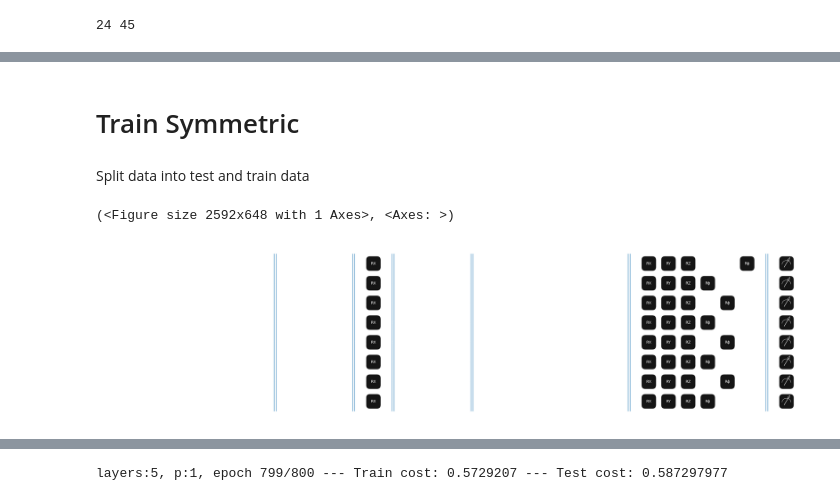
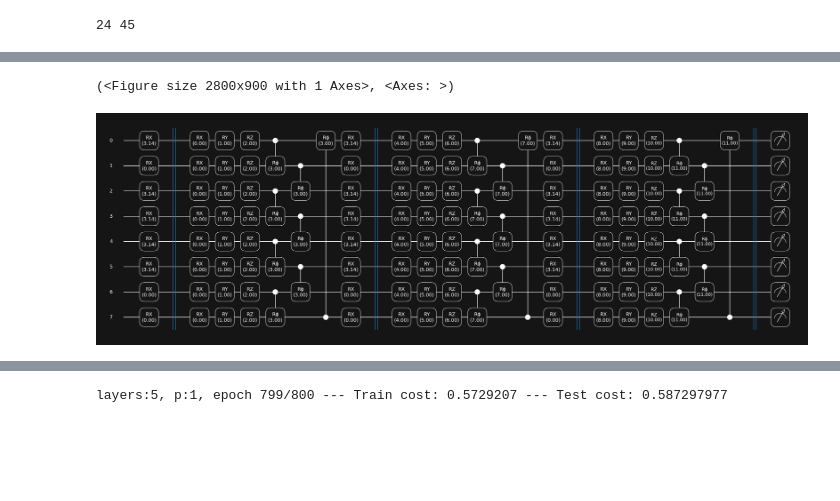
Before and after one commit to fran-scala/qml-schwinger-model, a Jupyter notebook: schwinger/Schwinger_circuit.ipynb, the cells around one changed output, grey strips where cells are left out. Drawn from its saved outputs; the diff is of its cells as text; code cells hidden in the pictures; blank space fills up the shorter version.

```diff
--- a/schwinger/Schwinger_circuit.ipynb
+++ b/schwinger/Schwinger_circuit.ipynb
@@ -14,9 +25,6 @@ n_qubits = 8
 threshold = 2
 
 from dataset_generator import *
-
-# v = generator(int(n_qubits/2),2)
-# delta_l = Dealtal_calculation(v)
 
 X = []
 Y = []
@@ -28,7 +36,7 @@ for i in range(10000):
     else:
         v = [int(v[j]) for j in range(len(v))]
         X.append(v)
-        if Dealtal_calculation(v)<threshold:
+        if Deltal_calculation(v)<threshold:
             Y.append(1)
         else:
             Y.append(-1)
@@ -131,9 +132,14 @@ def symmetry_output(wires):
 # %%
 device = qml.device("default.qubit.jax", wires=n_qubits)
 
+@qml.qnode(device,interface='jax')
+def circuit(x, thetas):
+    '''
+    x - A Schwinger lattice in binary representation as a list
+    thetas - Parameters of thn QNN
 
-@qml.qnode(device,interface='jax')
-def circuit(x, thetas, r, sigma):
+    Creates the entire circuit. A layer is composed of data encoding layer followed by a number of ansatz layers. A sublayer is formed by a repitition of the ansatz.
+    '''
     j = 0
     for lay in range(layers):
         encode_data(x, r, sigma)
@@ -144,16 +150,11 @@ def circuit(x, thetas, r, sigma):
     qml.Barrier(wires=range(n_qubits),only_visual=True)
 
     return symmetry_output(wires=range(n_qubits))
-# %% [markdown]
-# Train Symmetric
-# %% [markdown]
-Split data into test and train data
 # %%
-layers = 1
+layers = 3
 sublayers = 1
-params_per_sublayer = 4*n_qubits
-qml.draw_mpl(circuit, style = 'black_white_dark')([1,0,1,1,1,1,0,0],np.arange(params_per_sublayer*layers*sublayers),1,1)
-# plt.savefig('./symmetric_circuit.pdf')
+params_per_sublayer = 4
+qml.draw_mpl(circuit, style = 'black_white_dark', decimals = 2)([1,0,1,1,1,1,0,0],np.arange(params_per_sublayer*layers*sublayers),1,1)
 # %% [output]
-(<Figure size 2592x648 with 1 Axes>, <Axes: >)
+(<Figure size 2800x900 with 1 Axes>, <Axes: >)
-[figure, old version]
+[figure, new version]
```
Also changed, not shown: parts of 20 cells of this notebook, 2 other files.
